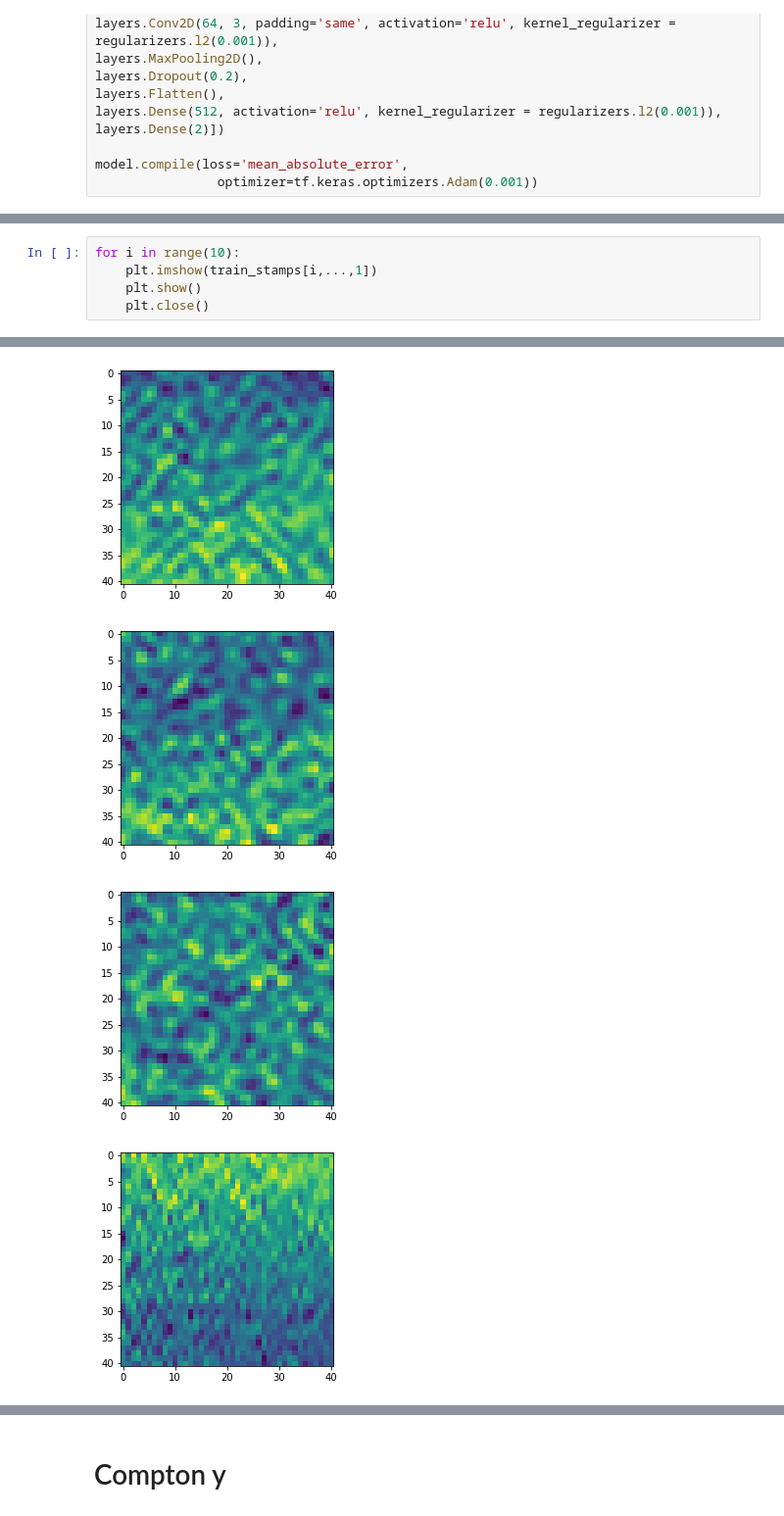
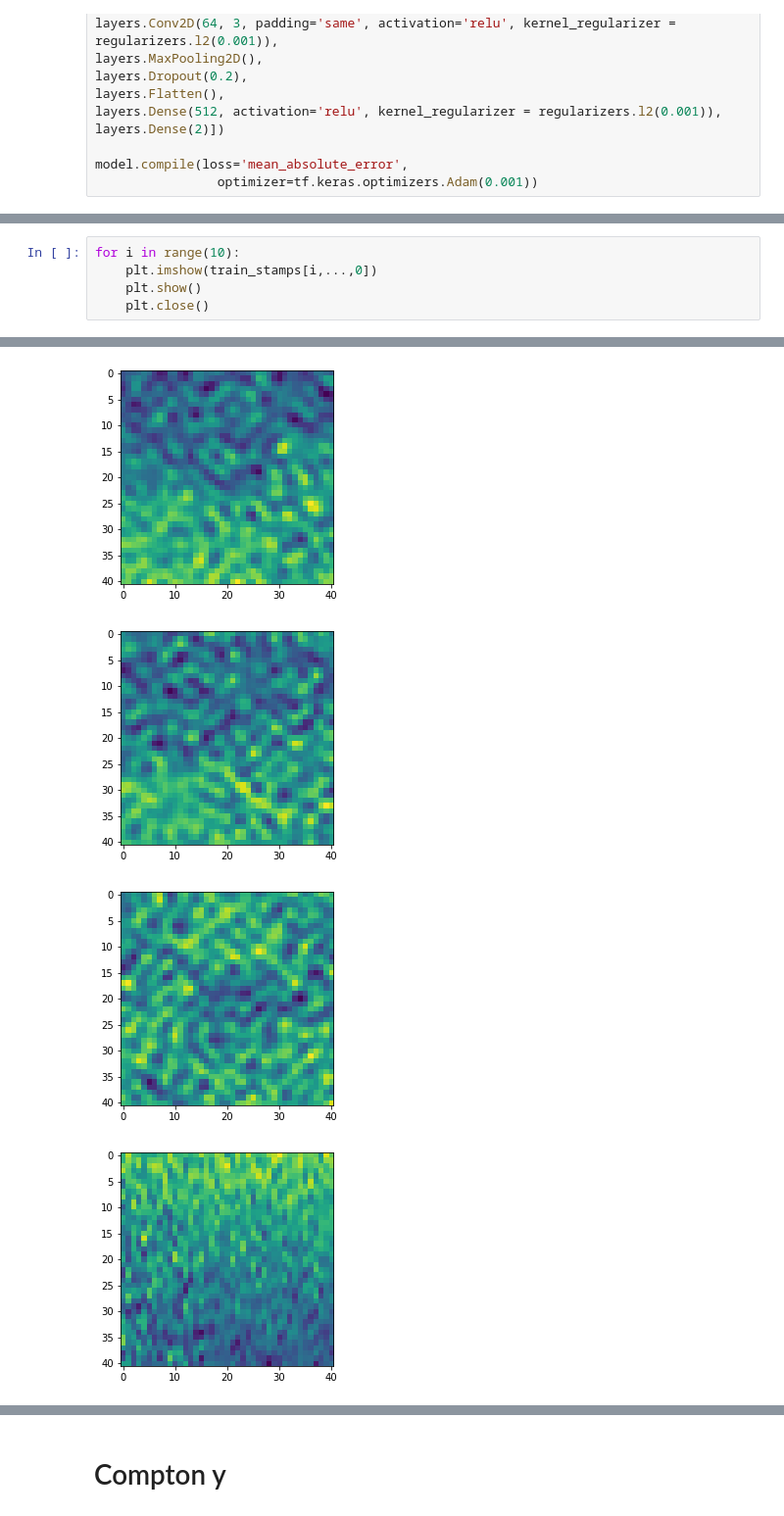
Before and after one commit to Sulla2012/ml-clusters, a Jupyter notebook: mass-prediction.ipynb, the cells around one changed output, grey strips where cells are left out. Shown: that part at 98% size. Saved outputs shown, nothing was run; the diff lists cells and outputs as text.

```diff
--- a/mass-prediction.ipynb
+++ b/mass-prediction.ipynb
@@ -316,7 +308,7 @@ Distributed time:  110.40149569511414
 2/2 - 0s - loss: 0.9211 - 63ms/epoch - 32ms/step
 # %%
 for i in range(10):
-    plt.imshow(train_stamps[i,...,1])
+    plt.imshow(train_stamps[i,...,0])
     plt.show()
     plt.close()
 # %% [output]
@@ -326,4 +318,4 @@ for i in range(10):
-[figure, old version]
+[figure, new version]
-[figure, old version]
+[figure, new version]
-[figure, old version]
+[figure, new version]
-[figure, old version]
+[figure, new version]
```
Also changed, not shown: parts of 15 cells of this notebook, 2 other files.
